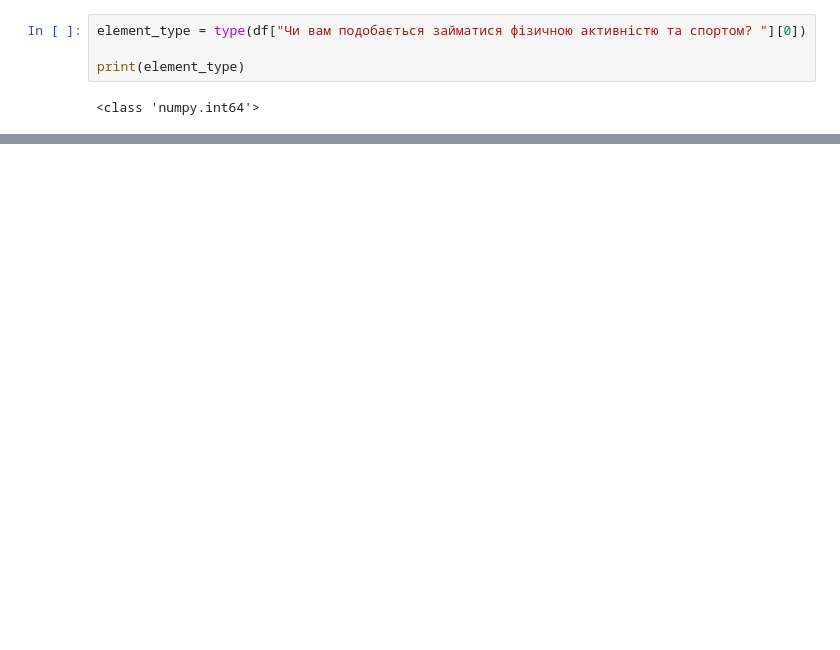
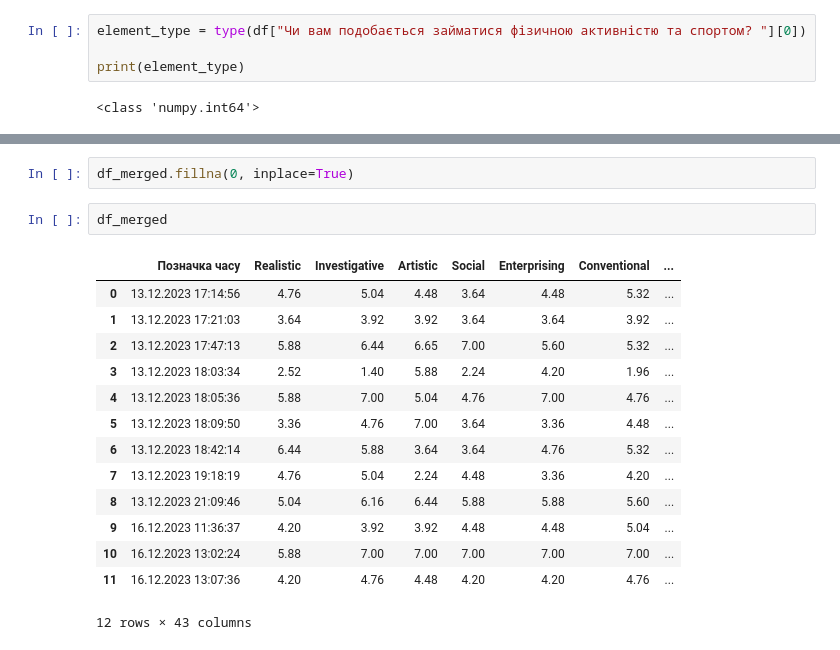
Before and after one commit to matsevytyi/Mrija, a Jupyter notebook: careerChoice/Solution.ipynb, the cells around one changed output, grey strips where cells are left out. Saved outputs shown, nothing was run; the diff lists cells and outputs as text; blank space fills up the shorter version.

```diff
--- a/careerChoice/Solution.ipynb
+++ b/careerChoice/Solution.ipynb
@@ -101,0 +148,19 @@ final_df = pd.concat([df['Позначка часу'], averages_df], axis=1)
+# %%
+df_merged.fillna(0, inplace=True)
+# %%
+df_merged
+# %% [output]
+|  | Позначка часу | Realistic | Investigative | Artistic | Social | Enterprising | Conventional | ... |
+| 0 | 13.12.2023 17:14:56 | 4.76 | 5.04 | 4.48 | 3.64 | 4.48 | 5.32 | ... |
+| 1 | 13.12.2023 17:21:03 | 3.64 | 3.92 | 3.92 | 3.64 | 3.64 | 3.92 | ... |
+| 2 | 13.12.2023 17:47:13 | 5.88 | 6.44 | 6.65 | 7.00 | 5.60 | 5.32 | ... |
+| 3 | 13.12.2023 18:03:34 | 2.52 | 1.40 | 5.88 | 2.24 | 4.20 | 1.96 | ... |
+| 4 | 13.12.2023 18:05:36 | 5.88 | 7.00 | 5.04 | 4.76 | 7.00 | 4.76 | ... |
+| 5 | 13.12.2023 18:09:50 | 3.36 | 4.76 | 7.00 | 3.64 | 3.36 | 4.48 | ... |
+| 6 | 13.12.2023 18:42:14 | 6.44 | 5.88 | 3.64 | 3.64 | 4.76 | 5.32 | ... |
+| 7 | 13.12.2023 19:18:19 | 4.76 | 5.04 | 2.24 | 4.48 | 3.36 | 4.20 | ... |
+| 8 | 13.12.2023 21:09:46 | 5.04 | 6.16 | 6.44 | 5.88 | 5.88 | 5.60 | ... |
+| 9 | 16.12.2023 11:36:37 | 4.20 | 3.92 | 3.92 | 4.48 | 4.48 | 5.04 | ... |
+| 10 | 16.12.2023 13:02:24 | 5.88 | 7.00 | 7.00 | 7.00 | 7.00 | 7.00 | ... |
+| 11 | 16.12.2023 13:07:36 | 4.20 | 4.76 | 4.48 | 4.20 | 4.20 | 4.76 | ... |
+12 rows × 43 columns
```
Also changed, not shown: parts of 11 cells of this notebook, 1 other file.
